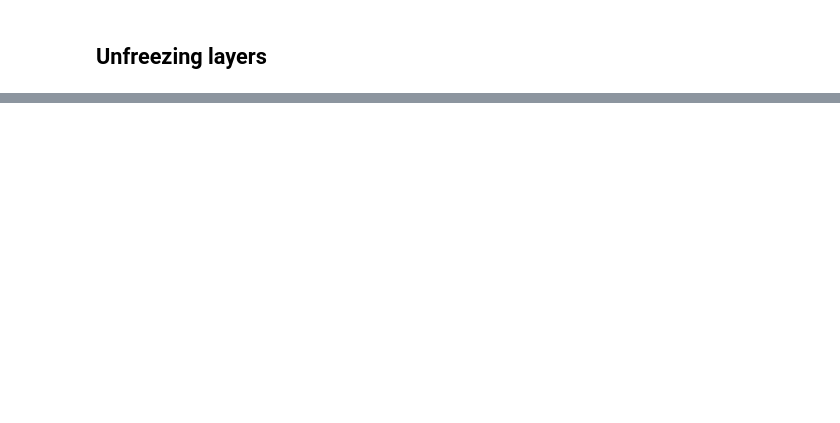
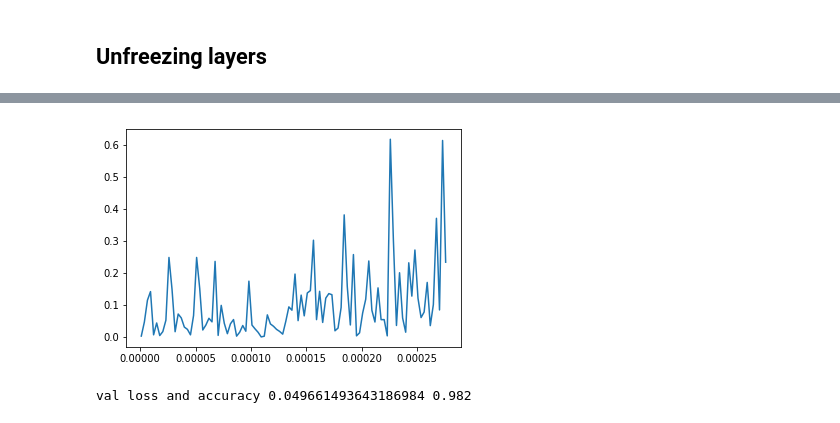
Before and after one commit to yanneta/dl-course, a Jupyter notebook: cnn_dogscats_pretrained.ipynb, the cells around one changed output, grey strips where cells are left out. Cells and saved outputs as stored; diff of their text form; code cells hidden in the pictures; blank space fills up the shorter version.

```diff
--- a/cnn_dogscats_pretrained.ipynb
+++ b/cnn_dogscats_pretrained.ipynb
@@ -169,10 +169,9 @@ def normalize(im):
     return (im - imagenet_stats[0])/imagenet_stats[1]
 # %%
 class DogsCatsDataset(Dataset):
-    def __init__(self, PATH, train="train", sz=224):
+    def __init__(self, PATH, train="train", transforms=False, sz=224):
         self.path_to_images = PATH/train
-        self.transforms = False
-        if train == "train": self.transforms = True
+        self.transforms = transforms
         self.sz = sz
         self.sz2 = int(sz*1.05)
         self.cats_files = list((self.path_to_images/"cats").iterdir())
@@ -202,7 +201,7 @@ class DogsCatsDataset(Dataset):
         x = normalize(x)
         return np.rollaxis(x, 2), self.y[idx]
 # %%
-train_ds = DogsCatsDataset(PATH, "train")
+train_ds = DogsCatsDataset(PATH, "train", transforms=True)
 valid_ds = DogsCatsDataset(PATH, "valid")
 # %%
 len(train_ds)
@@ -453,7 +453,3 @@ save_model(model, p)
-# %%
-# load model
-p = PATH/"model005.pth"
-model.load_state_dict(torch.load(p))
 # %%
 def set_trainable_attr(m, b=True):
     for p in m.parameters(): p.requires_grad = b
@@ -469,0 +483,11 @@ unfreeze(model, 7)
+# %%
+lrs, losses = LR_range_finder(model, train_dl, lr_low=1e-6, lr_high=0.001, epochs=1)
+# %%
+plt.plot(lrs[:100], losses[:100])
+plt.show()
+# %% [output]
+[figure, added]
+# %%
+val_metrics(model, valid_dl)
+# %% [output]
+val loss and accuracy 0.049661493643186984 0.982
```
Also changed, not shown: parts of 17 cells of this notebook.
